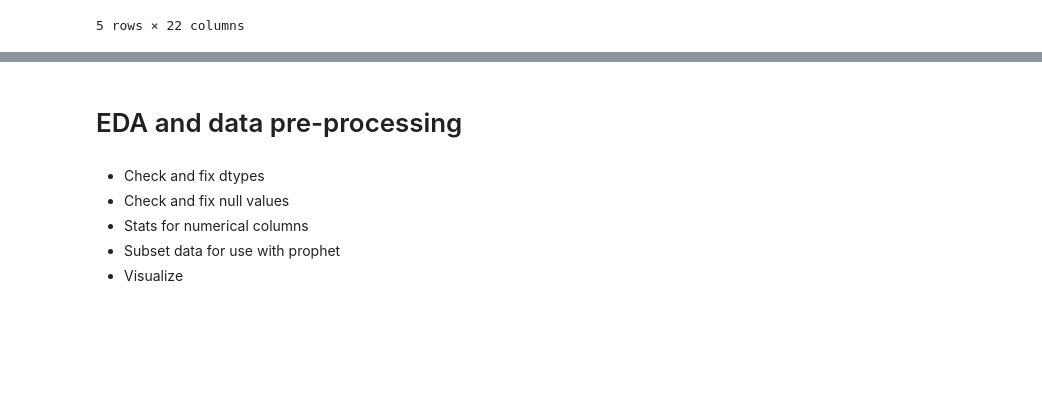
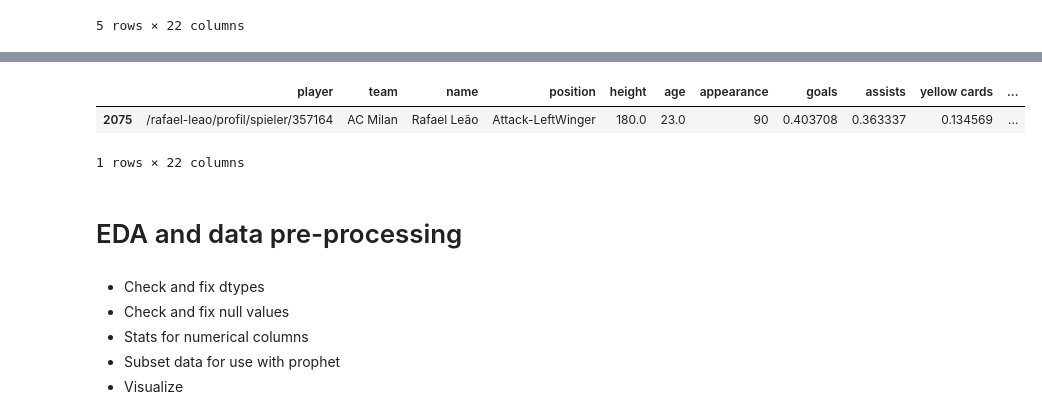
Before and after one commit to bergimax/footballer-value, a Jupyter notebook: Proj1.ipynb, the cells around one changed output, grey strips where cells are left out. Drawn from its saved outputs; the diff is of its cells as text; code cells hidden in the pictures; blank space fills up the shorter version.

```diff
--- a/Proj1.ipynb
+++ b/Proj1.ipynb
@@ -55,3 +49,9 @@ df[149:150] #test player
+# %%
+df.loc[df['name'] == 'Rafael Leão'] #test player
+# %% [output]
+|  | player | team | name | position | height | age | appearance | goals | assists | yellow cards | ... |
+| 2075 | /rafael-leao/profil/spieler/357164 | AC Milan | Rafael Leão | Attack-LeftWinger | 180.0 | 23.0 | 90 | 0.403708 | 0.363337 | 0.134569 | ... |
+1 rows × 22 columns
 # %% [markdown]
 # EDA and data pre-processing
 # %% [markdown]
```
Also changed, not shown: parts of 22 cells of this notebook, 1 other file.
